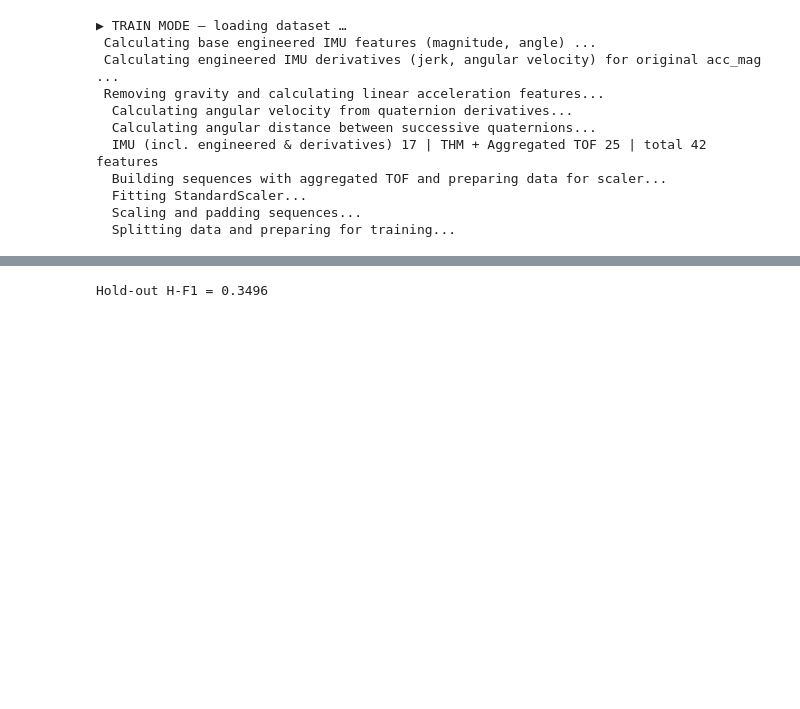
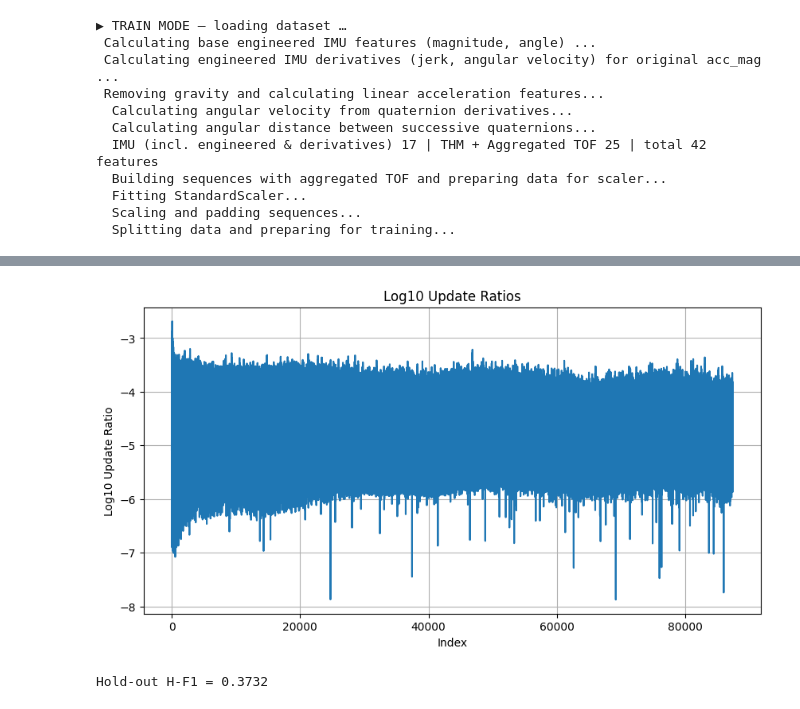
Before and after one commit to kxk254/kaggle1, a Jupyter notebook: CMI/0-3_torch_BilSTMGRUAttention.ipynb, the cells around one changed output, grey strips where cells are left out. Cells and saved outputs as stored; diff of their text form; code cells hidden in the pictures; blank space fills up the shorter version.

```diff
--- a/CMI/0-3_torch_BilSTMGRUAttention.ipynb
+++ b/CMI/0-3_torch_BilSTMGRUAttention.ipynb
@@ -34,12 +34,12 @@ RAW_DIR = Path("C:\\Users\\konno\\SynologyDrive\\datasciense\\projects_foler\\1_
 # used when TRAIN=False
 PRETRAINED_DIR = Path("C:\\Users\\konno\\SynologyDrive\\datasciense\\projects_foler\\1_kaggle\\CMI\\cmi-detect-behavior-with-sensor-data\\pretrained-model")
 EXPORT_DIR = PRETRAINED_DIR                                  # artefacts will be saved here
-BATCH_SIZE = 16  #64
+BATCH_SIZE = 256  #64
 PAD_PERCENTILE = 95
-LR_INIT = 5e-4
-WD = 3e-3
+LR_INIT = 1e-3
+WD = 5e-3
 MIXUP_ALPHA = 0.4
-EPOCHS = 4 #160
+EPOCHS = 160 #160
 PATIENCE = 40
 device = torch.device("cuda" if torch.cuda.is_available() else "cpu")
 
@@ -351,11 +351,11 @@ class TwoBranchGestureModel(nn.Module):
             nn.BatchNorm1d(64),
             nn.GELU(),  #ReLU
             nn.MaxPool1d(2),
-            nn.Dropout(0.2),
+            nn.Dropout(0.5),  #0.2
             nn.Conv1d(64, 128, kernel_size=3, padding=1, bias=False),
             nn.BatchNorm1d(128),
             nn.MaxPool1d(2),
-            nn.Dropout(0.2),
+            nn.Dropout(0.5),  #0.2
         )
 
         self.lstm = nn.LSTM(256, 128, batch_first=True, bidirectional=True)
@@ -610,14 +610,14 @@ for epoch in range(EPOCHS):
         loss = loss_fn(preds, yb)
         loss.backward()
 
-        torch.nn.utils.clip_grad_norm_(model.parameters(), 1.0)  # optional
+        # torch.nn.utils.clip_grad_norm_(model.parameters(), 1.0)  # optional
         # Track parameter-wise update dynamixs
         with torch.no_grad():
             updates = []
             for p in model.parameters():
-                if p.grad is not None and p.data.stad() > 0:
+                if p.grad is not None and p.data.std() > 0:
                     ratio = (LR_INIT * p.grad.std() / (p.data.std() + 1e-8))
-                    updates.append(ratio.log10().item())  # log10 for readability
+                    ud.append(ratio.log10().item())  # log10 for readability
 
         optimizer.step()
         scheduler.step()
@@ -628,11 +628,12 @@ for epoch in range(EPOCHS):
         steps.append(epoch * BATCH_SIZE + counter + 1)
 
         pred_labels = preds.argmax(dim=1)
+        yb = yb.argmax(dim=1)
         correct += (pred_labels == yb).sum().item()
-        total += yb.size()
+        total += yb.size(0)
 
     train_acc = correct / total
-    print(f"Eposh {epoch} | Train Loss: {total_loss / len(train_loader):.4f} | Train Acc: {train_acc:.4f}")
+    print(f"Epoch {epoch} | Train Loss: {total_loss / len(train_loader):.4f} | Train Acc: {train_acc:.4f}")
 
     # Validation
     model.eval()
@@ -657,4 +658,7 @@ for epoch in range(EPOCHS):
         if patience_counter >= patience:
             print("Early stopping triggered.")
             break
+
+# ✅ Print best val accuracy after training ends
+print(f"✅ Best Validation Accuracy: {best_val_acc:.4f}")
 # %% [output]
@@ -666,16 +690,15 @@ Epoch 3 | Val Acc: 0.5677
 # %%
-#### Visualize UD
 import matplotlib.pyplot as plt
 
-# Flatten and average across steps for each parameter group
-ud_tensor = torch.tensor(ud)  # shape: (steps, n_param_groups)
-avg_updates = ud_tensor.mean(dim=0)
-
-plt.bar(range(len(avg_updates)), avg_updates)
-plt.title("Avg log10(update/weight std) per parameter tensor")
-plt.xlabel("Param Group Index")
-plt.ylabel("log10(update/weight)")
+plt.figure(figsize=(10,5))
+plt.plot(ud)
+plt.xlabel('Index')
+plt.ylabel('Log10 Update Ratio')
+plt.title('Log10 Update Ratios')
+plt.grid(True)
 plt.show()
+# %% [output]
+[figure, added]
 # %%
 model.load_state_dict(torch.load(EXPORT_DIR / "best_model.pt"))
 model.eval()
@@ -699,4 +722,4 @@ h_f1 = CompetitionMetric().calculate_hierarchical_f1(
 )
 print("Hold-out H-F1 =", round(h_f1, 4))
 # %% [output]
-Hold-out H-F1 = 0.3496
+Hold-out H-F1 = 0.3732
```
Also changed, not shown: parts of 2 cells of this notebook, 1 other file.
